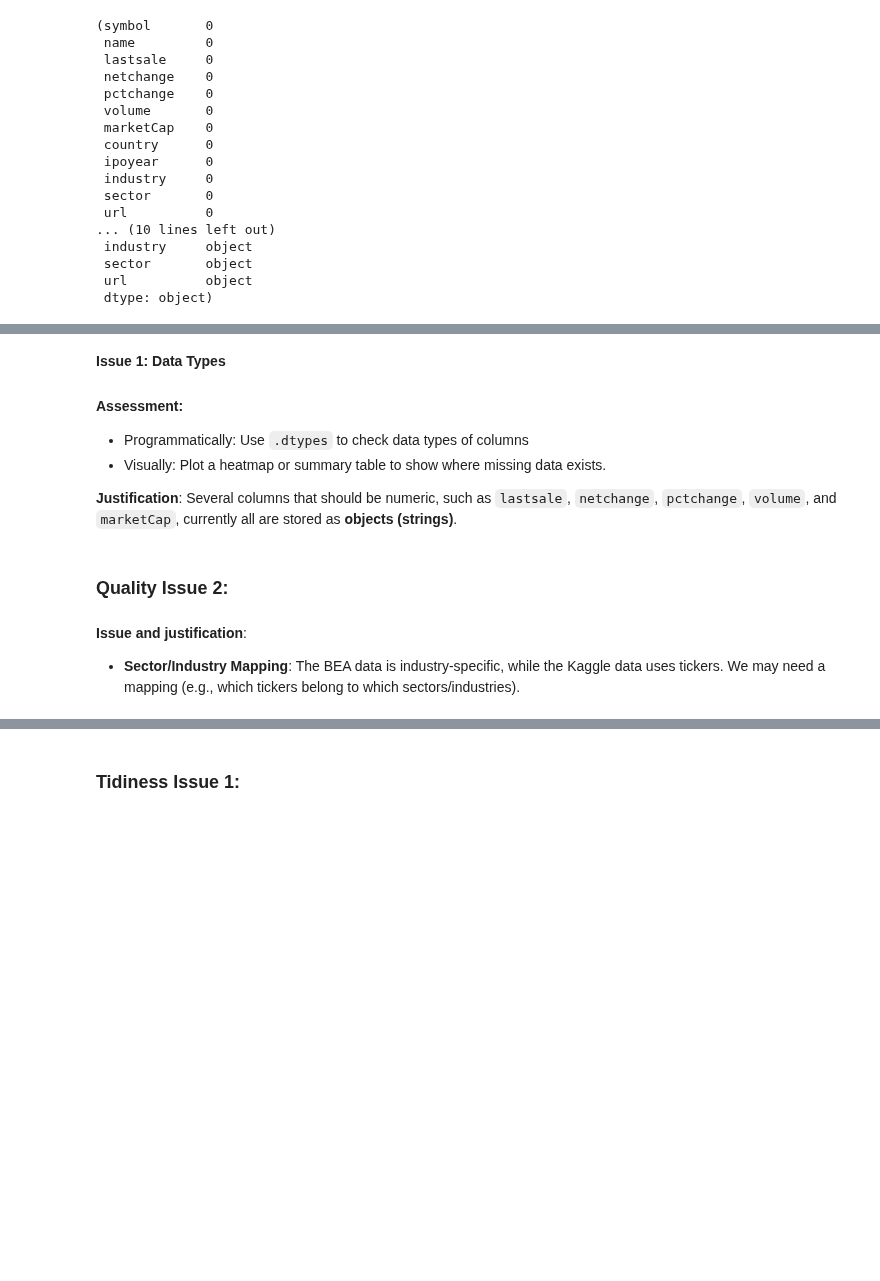
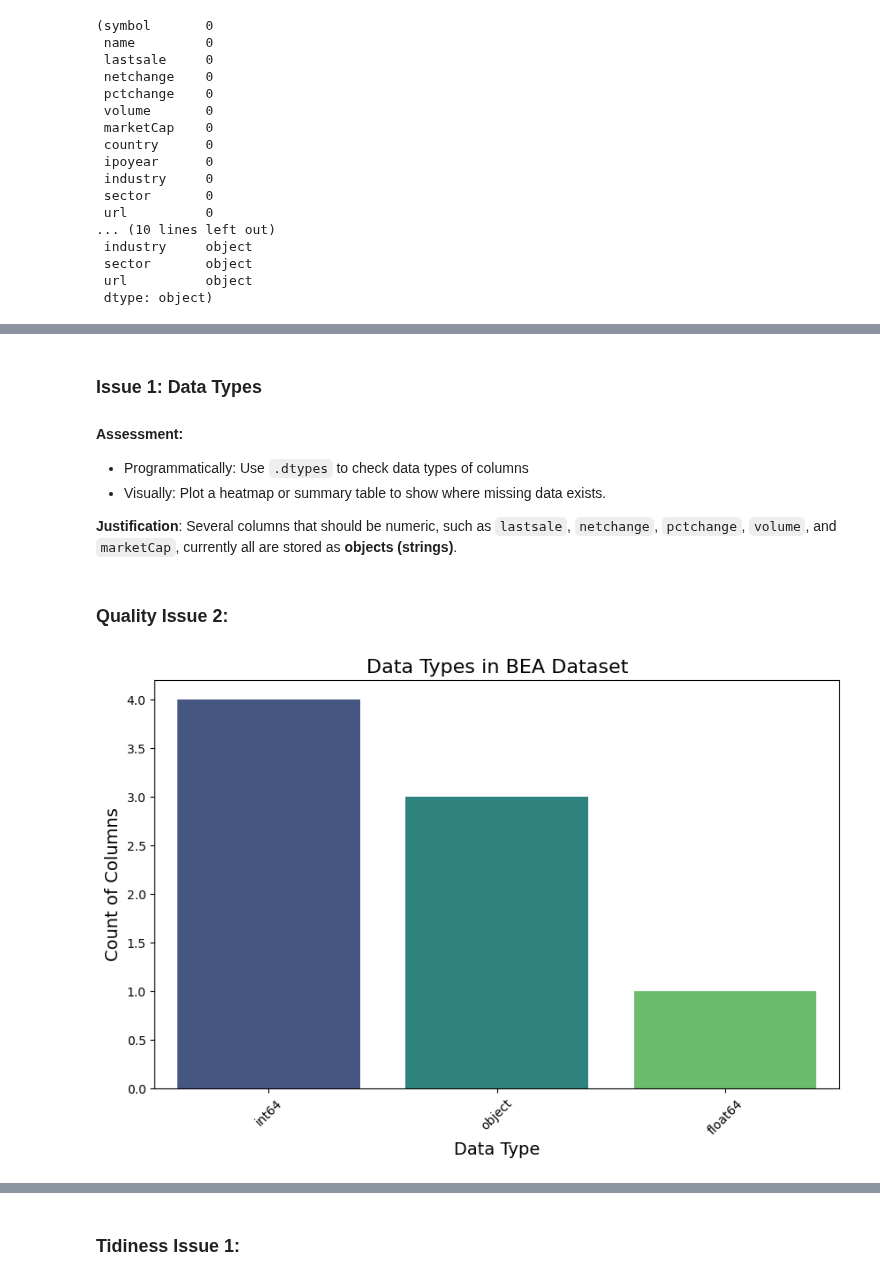
Before and after one commit to Greg-Pina/Udacity_DataAnalyst_NanoDegree, a Jupyter notebook: D497 - Data Wrangling/Real World Data Wrangling with Python/data_wrangling_project_starter.ipynb, the cells around one changed output, grey strips where cells are left out. Drawn from its saved outputs; the diff is of its cells as text; code cells hidden in the pictures; blank space fills up the shorter version.

```diff
--- a/D497 - Data Wrangling/Real World Data Wrangling with Python/data_wrangling_project_starter.ipynb
+++ b/D497 - Data Wrangling/Real World Data Wrangling with Python/data_wrangling_project_starter.ipynb
@@ -367,6 +277,6 @@ Passing `palette` without assigning `hue` is deprecated and will be removed in v
 [figure]
 # %% [markdown]
-**Issue 1: Data Types**
+### **Issue 1: Data Types**
 
 #### Assessment:
 
@@ -383,3 +289,19 @@ Passing `palette` without assigning `hue` is deprecated and will be removed in v
-# %% [markdown]
-**Issue and justification**:
- - **Sector/Industry Mapping**: The BEA data is industry-specific, while the Kaggle data uses tickers. We may need a mapping (e.g., which tickers belong to which sectors/industries).
+# %%
+#FILL IN - Inspecting the dataframe visually
+bea_df = pd.read_csv("./data_files/bea_gdp_by_industry_raw.csv")
+
+# Count the occurrences of each data type
+data_types_counts = bea_df.dtypes.value_counts()
+
+# Create a bar chart to display the data types
+plt.figure(figsize=(10, 6))
+sns.barplot(x=data_types_counts.index.astype(str), y=data_types_counts.values, hue=data_types_counts.index.astype(str), palette="viridis", legend=False)
+
+# Add labels and title
+plt.title("Data Types in BEA Dataset", fontsize=16)
+plt.xlabel("Data Type", fontsize=14)
+plt.ylabel("Count of Columns", fontsize=14)
+plt.xticks(rotation=45)
+plt.show()
+# %% [output]
+[figure, added]
```
Also changed, not shown: parts of 64 cells of this notebook, 8 other files.
